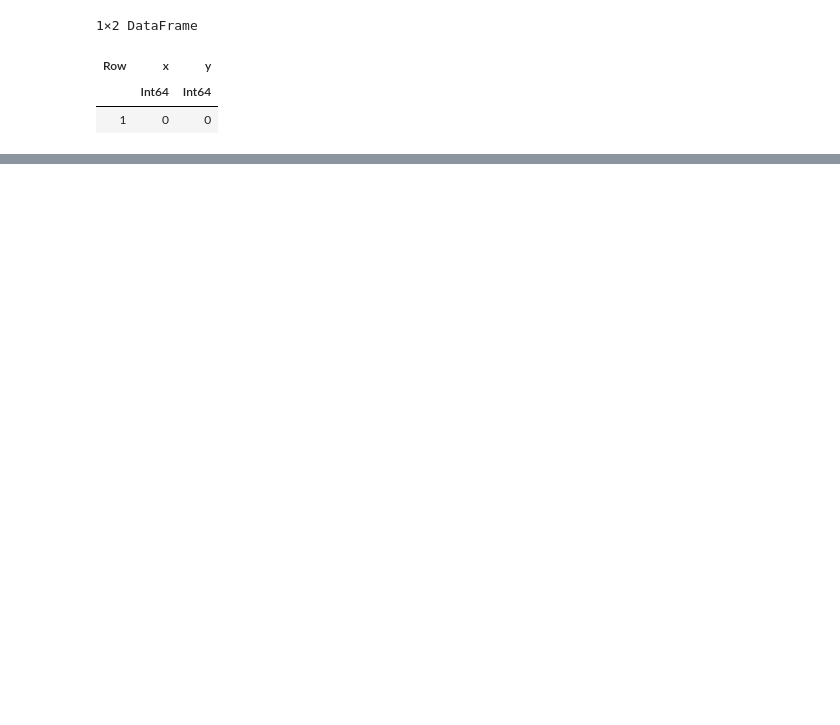
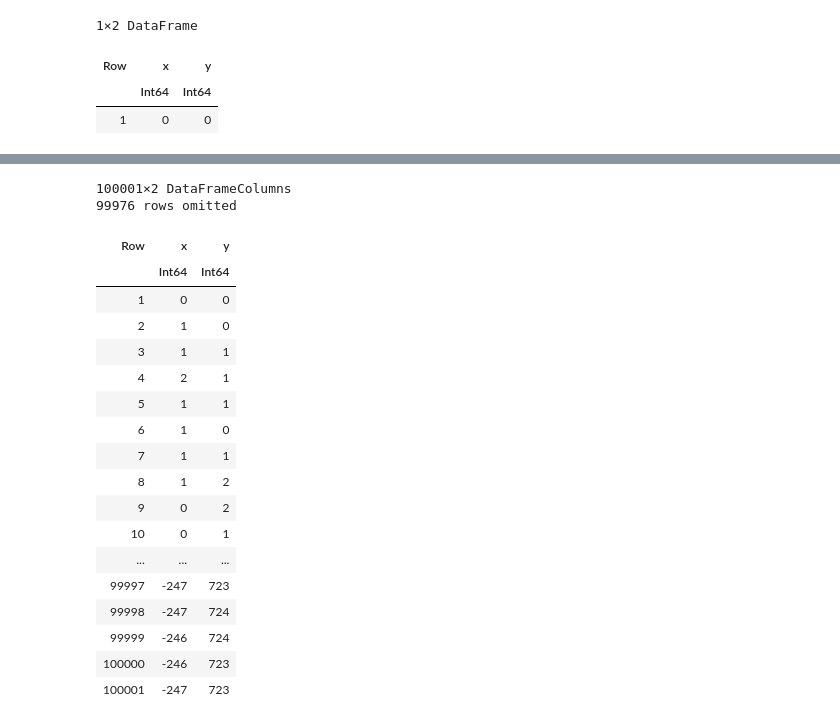
Before and after one commit to jamesporter/Julia-for-Data-Analysis-Notes, a Jupyter notebook: 10 Creating Data Frame (Highlights).ipynb, the cells around one changed output, grey strips where cells are left out. Cells and saved outputs as stored; diff of their text form; code cells hidden in the pictures; blank space fills up the shorter version.

```diff
--- a/10 Creating Data Frame (Highlights).ipynb
+++ b/10 Creating Data Frame (Highlights).ipynb
@@ -118,0 +191,23 @@ plot(walk.x, walk.y;
+# %%
+cols = Tables.columns(walk)
+# %% [output]
+100001×2 DataFrameColumns
+99976 rows omitted
+| Row | x | y |
+|  | Int64 | Int64 |
+| 1 | 0 | 0 |
+| 2 | 1 | 0 |
+| 3 | 1 | 1 |
+| 4 | 2 | 1 |
+| 5 | 1 | 1 |
+| 6 | 1 | 0 |
+| 7 | 1 | 1 |
+| 8 | 1 | 2 |
+| 9 | 0 | 2 |
+| 10 | 0 | 1 |
+| ... | ... | ... |
+| 99997 | -247 | 723 |
+| 99998 | -247 | 724 |
+| 99999 | -246 | 724 |
+| 100000 | -246 | 723 |
+| 100001 | -247 | 723 |
```
Also changed, not shown: parts of 8 cells of this notebook, 2 other files.
